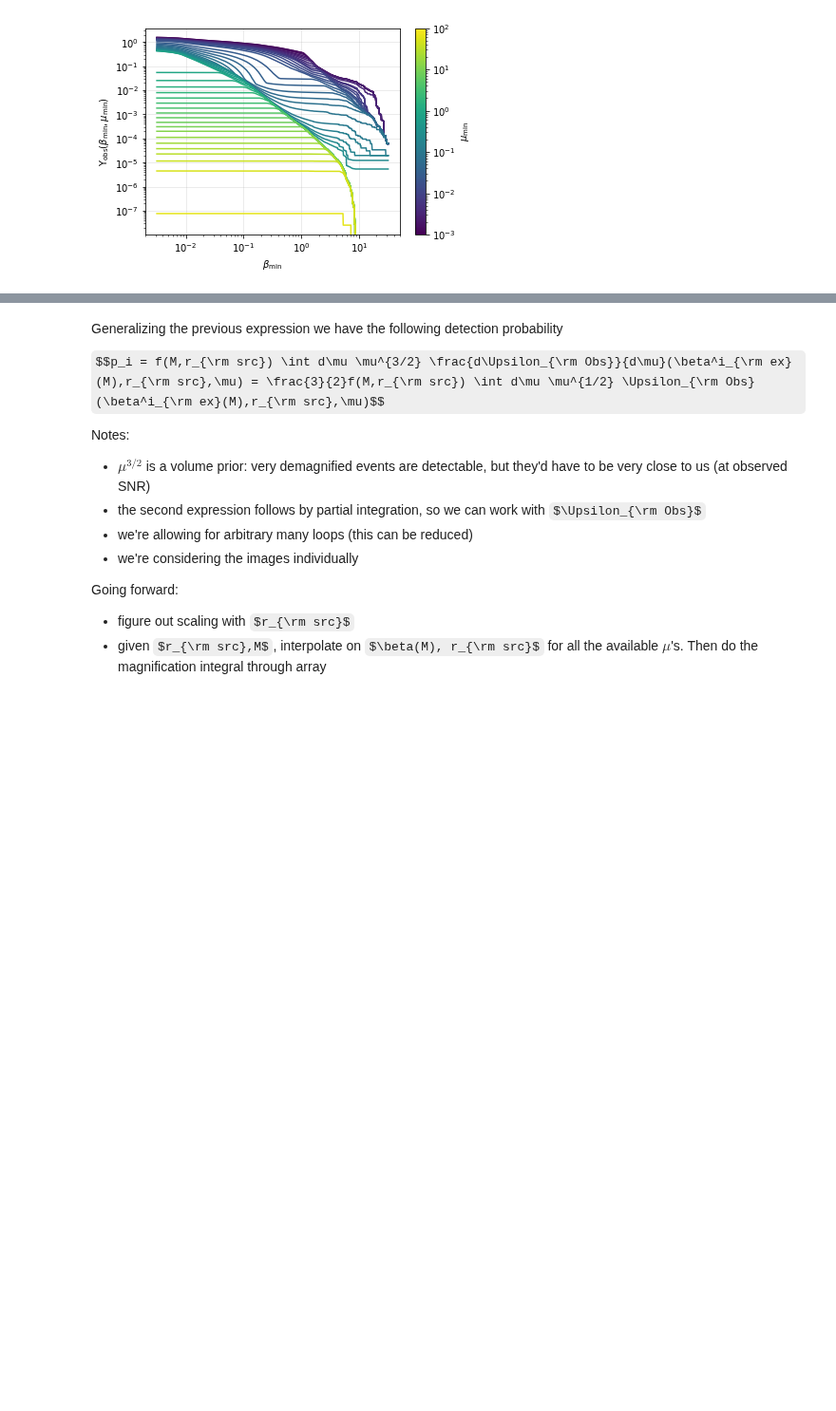
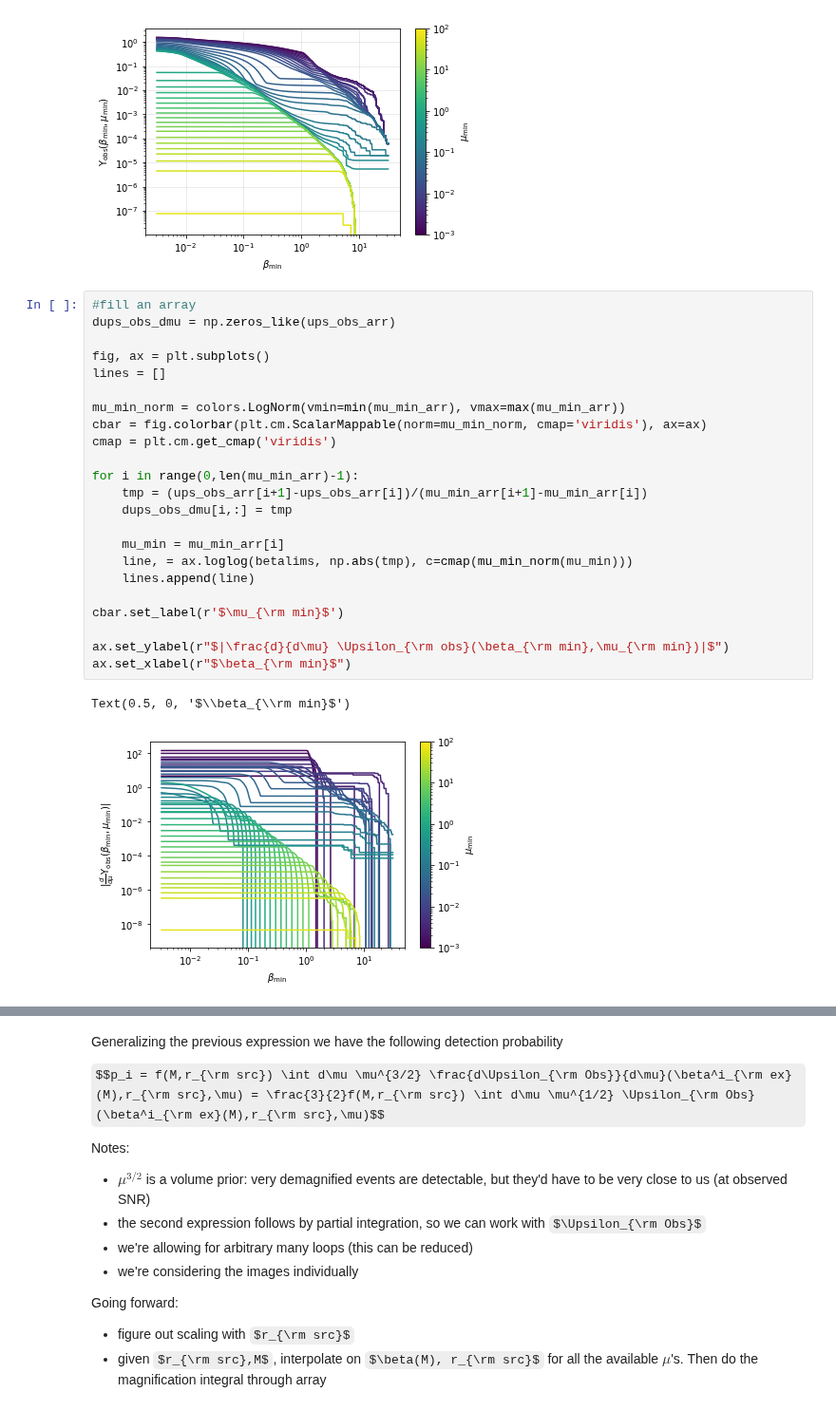
Before and after one commit to Richard-Sti/GSHE_public, a Jupyter notebook: scripts/prospective_constraints.ipynb, the cells around one changed output, grey strips where cells are left out. Shown at 95% size. Cells and saved outputs as stored; diff of their text form; some formulas as TeX source; blank space fills up the shorter version.

```diff
--- a/scripts/prospective_constraints.ipynb
+++ b/scripts/prospective_constraints.ipynb
@@ -63,3 +81,29 @@ fig.tight_layout()
 #     fig.savefig(join(fout, "ups_obs_magnif_many.pdf"), dpi=450)
 # %% [output]
 [figure]
+# %%
+#fill an array
+dups_obs_dmu = np.zeros_like(ups_obs_arr)
+
+fig, ax = plt.subplots()
+lines = []
+
+mu_min_norm = colors.LogNorm(vmin=min(mu_min_arr), vmax=max(mu_min_arr))
+cbar = fig.colorbar(plt.cm.ScalarMappable(norm=mu_min_norm, cmap='viridis'), ax=ax)
+cmap = plt.cm.get_cmap('viridis')
+
+for i in range(0,len(mu_min_arr)-1):
+    tmp = (ups_obs_arr[i+1]-ups_obs_arr[i])/(mu_min_arr[i+1]-mu_min_arr[i])
+    dups_obs_dmu[i,:] = tmp
+
+    mu_min = mu_min_arr[i]
+    line, = ax.loglog(betalims, np.abs(tmp), c=cmap(mu_min_norm(mu_min)))
+    lines.append(line)
+
+cbar.set_label(r'$\mu_{\rm min}$')
+
+ax.set_ylabel(r"$|\frac{d}{d\mu} \Upsilon_{\rm obs}(\beta_{\rm min},\mu_{\rm min})|$")
+ax.set_xlabel(r"$\beta_{\rm min}$")
+# %% [output]
+Text(0.5, 0, '$\\beta_{\\rm min}$')
+[figure, added]
```
Also changed, not shown: parts of 41 cells of this notebook, 1 other file.
